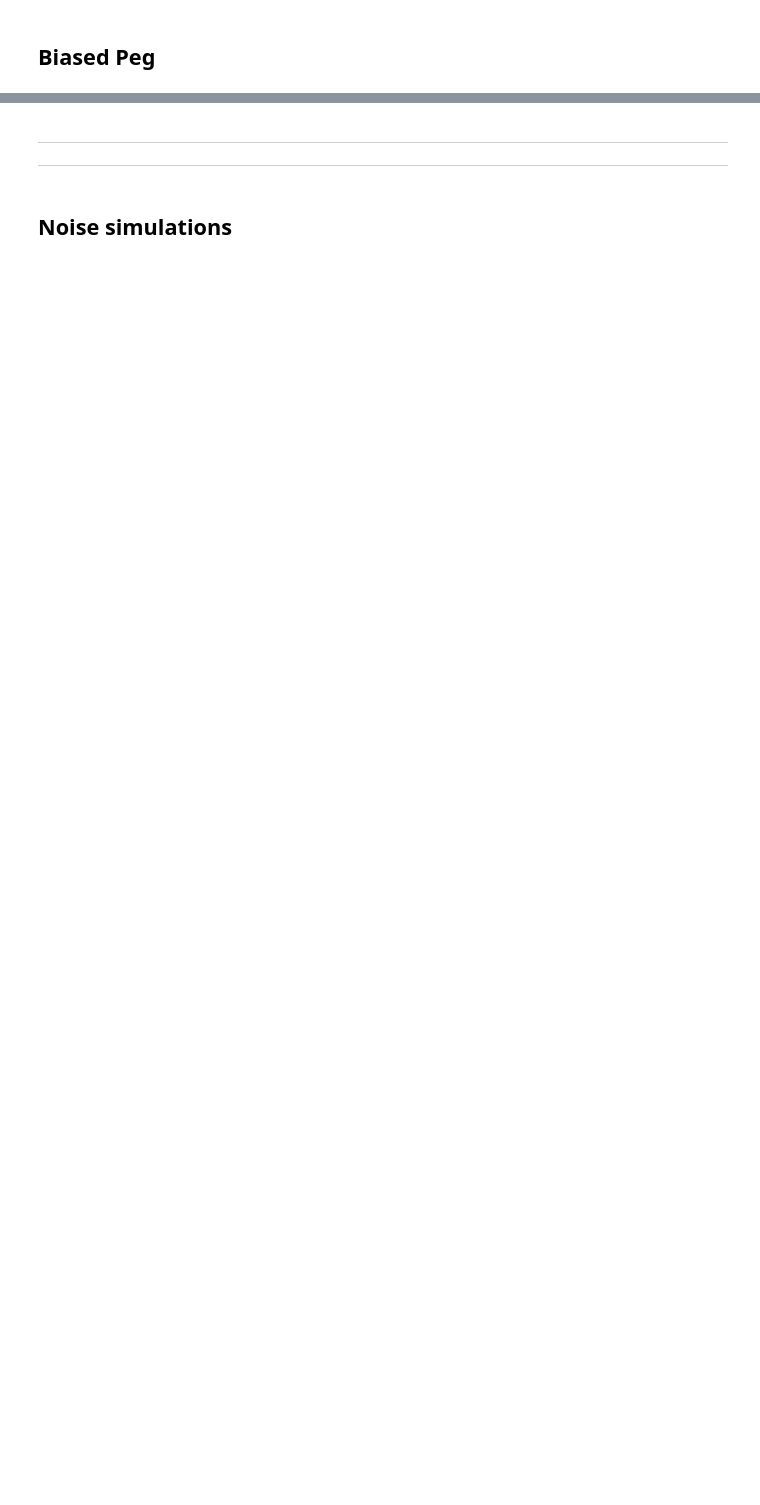
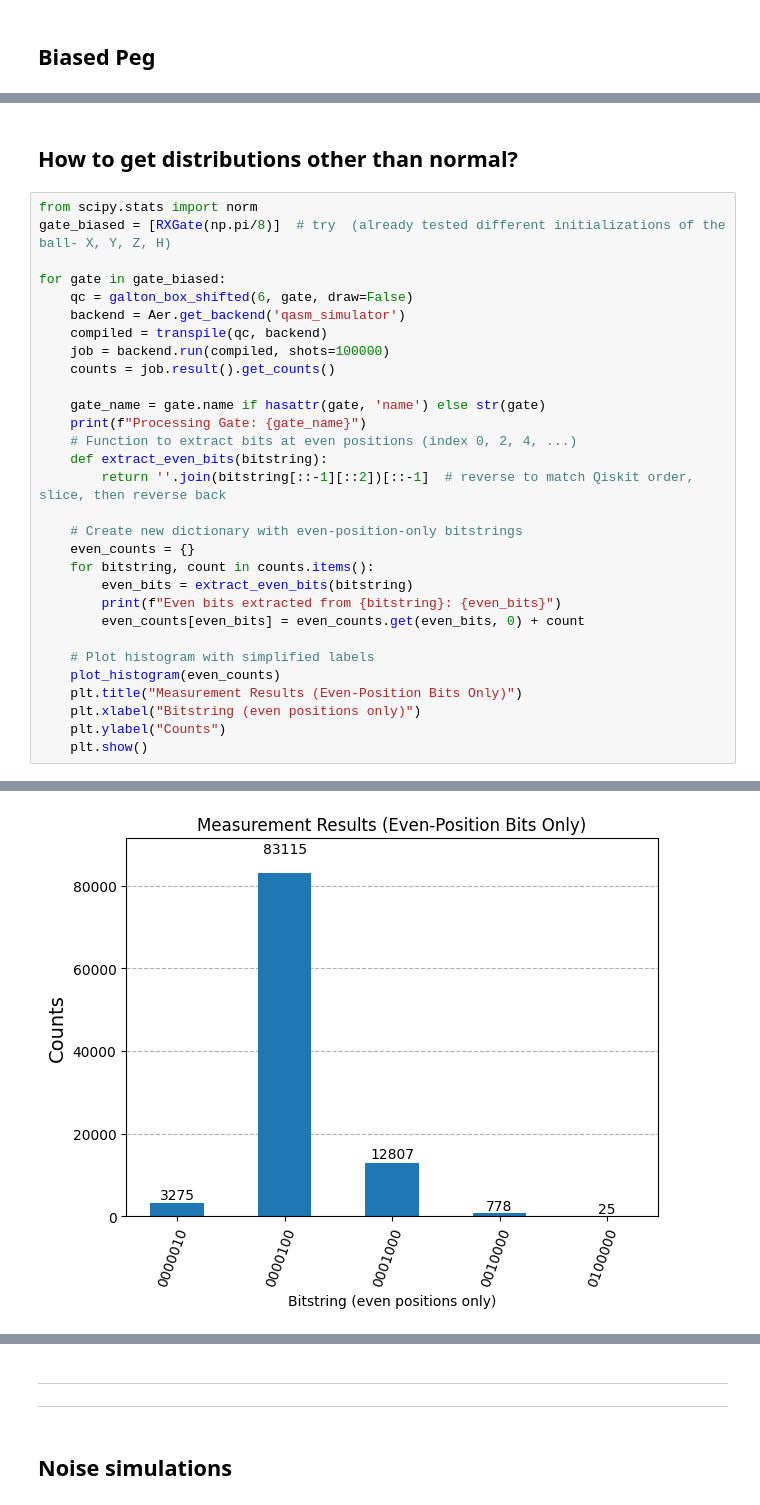
Before and after one commit to virajd98/Q-Plinkers, a Jupyter notebook: WorkingFile.ipynb, the cells around one changed output, grey strips where cells are left out. Drawn from its saved outputs; the diff is of its cells as text; blank space fills up the shorter version.

```diff
--- a/WorkingFile.ipynb
+++ b/WorkingFile.ipynb
@@ -508,0 +584,33 @@ Measurement results (bitstrings):
+# %% [markdown]
+## How to get distributions other than normal?
+# %%
+from scipy.stats import norm
+gate_biased = [RXGate(np.pi/8)]  # try  (already tested different initializations of the ball- X, Y, Z, H)
+
+for gate in gate_biased:
+    qc = galton_box_shifted(6, gate, draw=False)
+    backend = Aer.get_backend('qasm_simulator')
+    compiled = transpile(qc, backend)
+    job = backend.run(compiled, shots=100000)
+    counts = job.result().get_counts()
+
+    gate_name = gate.name if hasattr(gate, 'name') else str(gate)
+    print(f"Processing Gate: {gate_name}")
+    # Function to extract bits at even positions (index 0, 2, 4, ...)
+    def extract_even_bits(bitstring):
+        return ''.join(bitstring[::-1][::2])[::-1]  # reverse to match Qiskit order, slice, then reverse back
+
+    # Create new dictionary with even-position-only bitstrings
+    even_counts = {}
+    for bitstring, count in counts.items():
+        even_bits = extract_even_bits(bitstring)
+        print(f"Even bits extracted from {bitstring}: {even_bits}")
+        even_counts[even_bits] = even_counts.get(even_bits, 0) + count
+
+    # Plot histogram with simplified labels
+    plot_histogram(even_counts)
+    plt.title("Measurement Results (Even-Position Bits Only)")
+    plt.xlabel("Bitstring (even positions only)")
+    plt.ylabel("Counts")
+    plt.show()
+# %% [output]
@@ -508,0 +623 @@ Measurement results (bitstrings):
+[figure, added]
```
Also changed, not shown: parts of 25 cells of this notebook.
